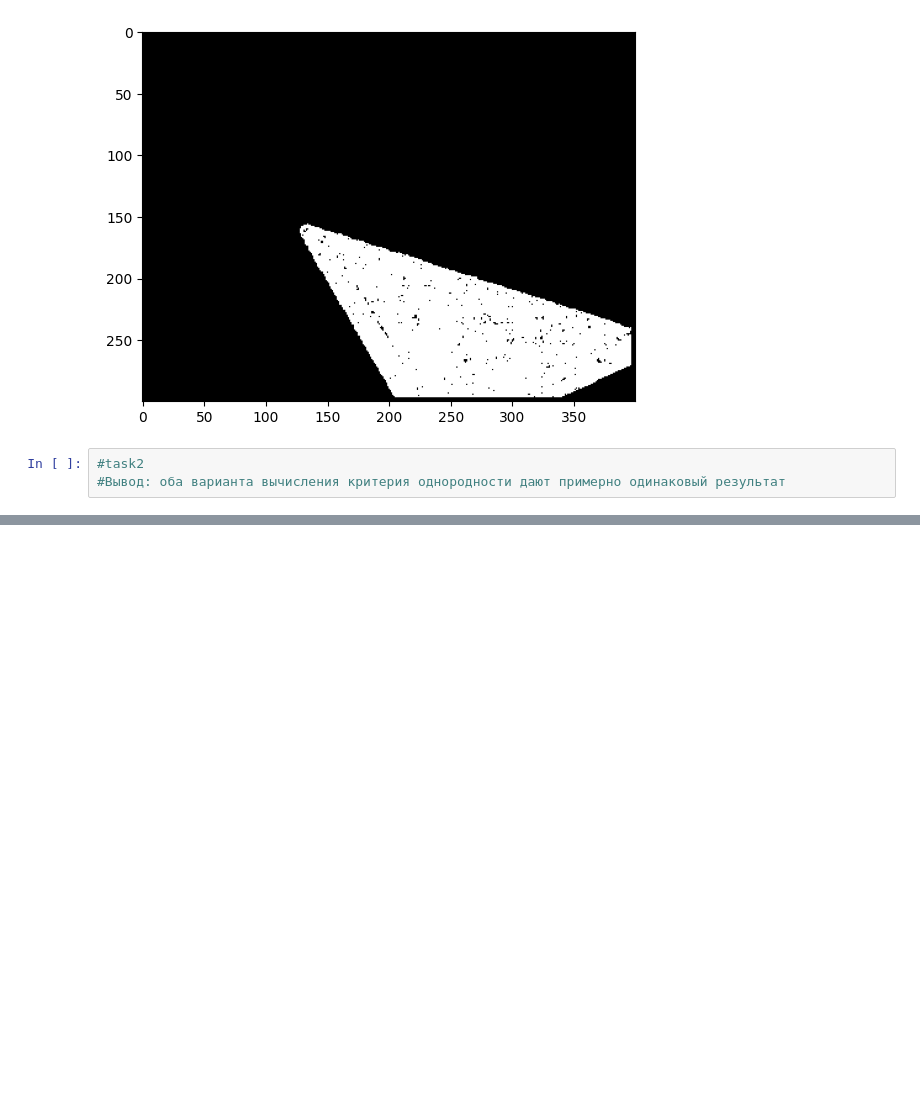
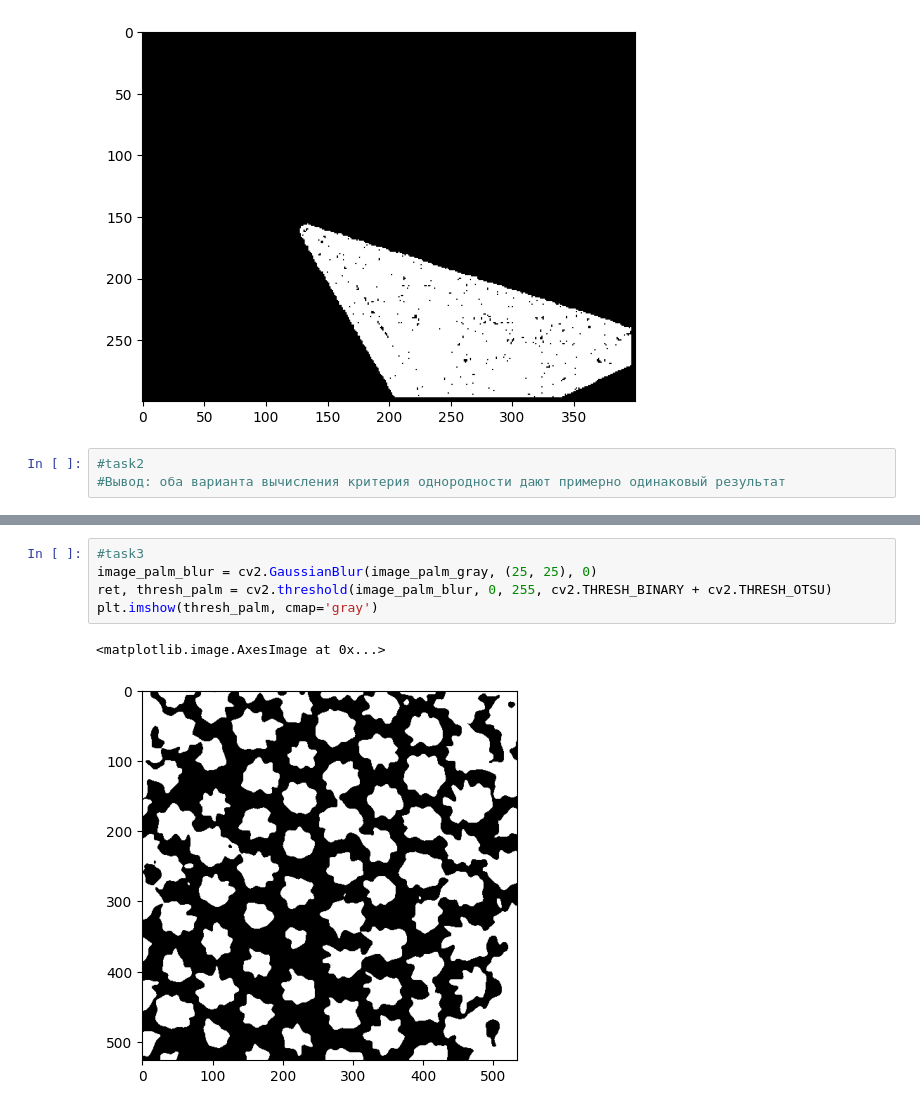
Before and after one commit to Matvey-Adukevich/cv_labs, a Jupyter notebook: task4/task4.ipynb, the cells around one changed output, grey strips where cells are left out. Cells and saved outputs as stored; diff of their text form; blank space fills up the shorter version.

```diff
--- a/task4/task4.ipynb
+++ b/task4/task4.ipynb
@@ -136,0 +127,8 @@ plt.imshow(markers_palm, cmap="gray")
+# %%
+#task3
+image_palm_blur = cv2.GaussianBlur(image_palm_gray, (25, 25), 0)
+ret, thresh_palm = cv2.threshold(image_palm_blur, 0, 255, cv2.THRESH_BINARY + cv2.THRESH_OTSU)
+plt.imshow(thresh_palm, cmap='gray')
+# %% [output]
+<matplotlib.image.AxesImage at 0x...>
+[figure, added]
```
Also changed, not shown: parts of 6 cells of this notebook.
